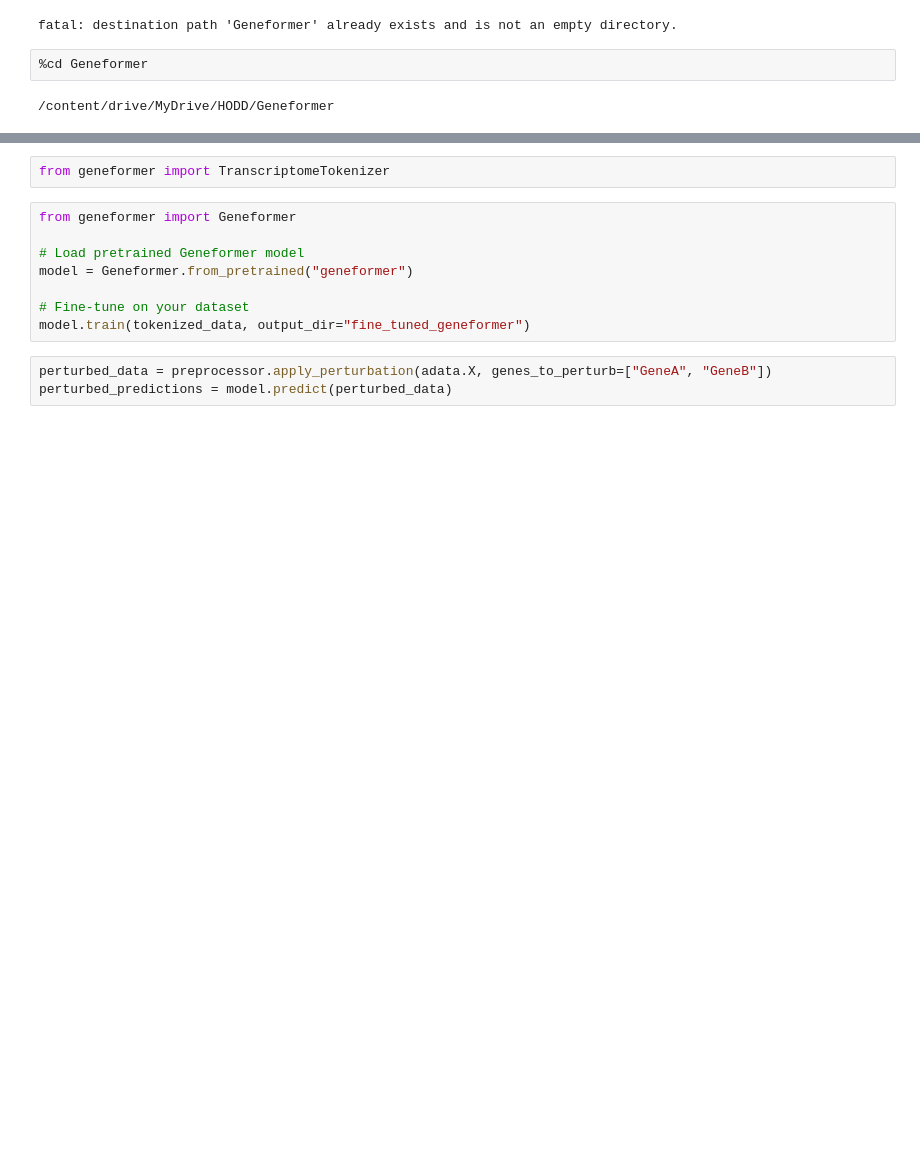
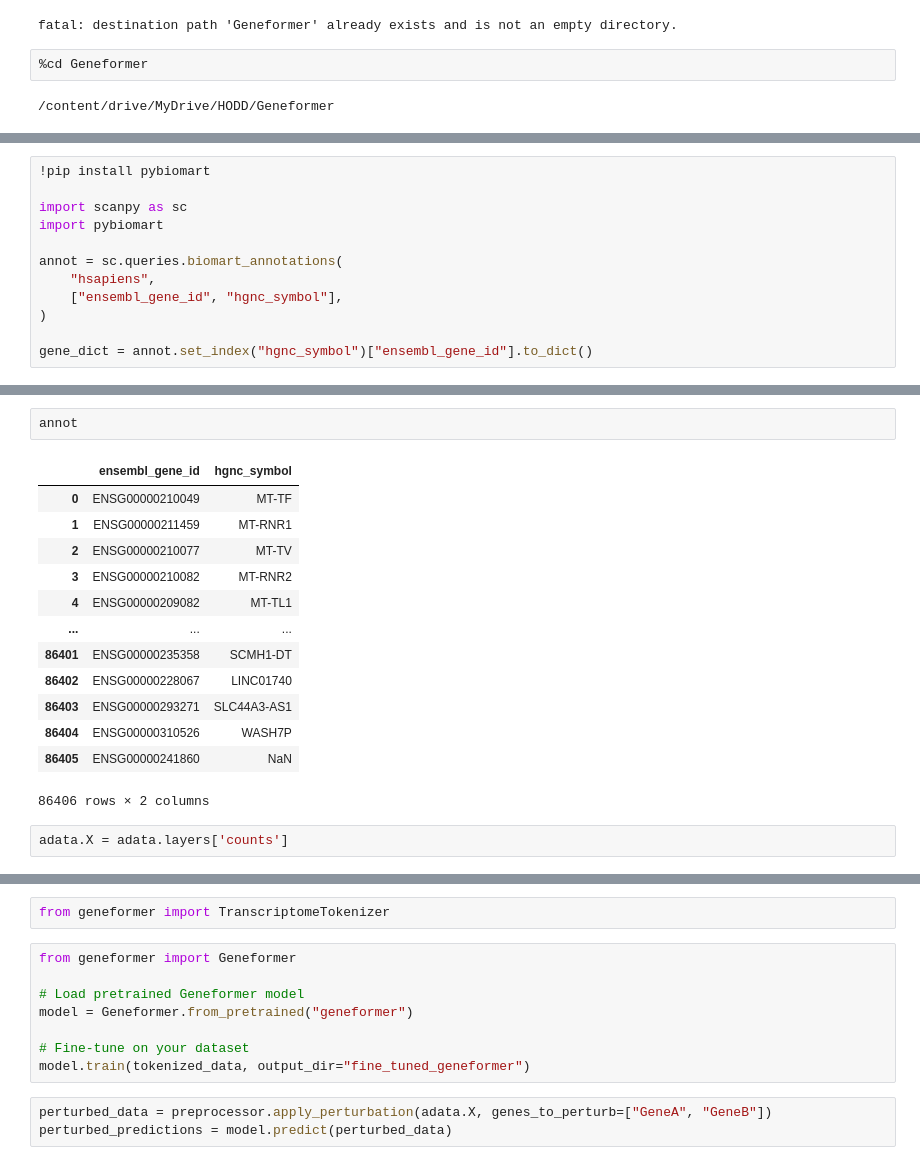
Before and after one commit to sean-otoole/HODD, a Jupyter notebook: geneformer_training_with_dop_neuron_pop.ipynb, the cells around one changed output, grey strips where cells are left out. Cells and saved outputs as stored; diff of their text form; blank space fills up the shorter version.

```diff
--- a/geneformer_training_with_dop_neuron_pop.ipynb
+++ b/geneformer_training_with_dop_neuron_pop.ipynb
@@ -68,0 +103,12 @@ TypeError: Object with dtype category cannot perform the numpy op divide
+# %%
+!pip install pybiomart
+
+import scanpy as sc
+import pybiomart
+
+annot = sc.queries.biomart_annotations(
+    "hsapiens",
+    ["ensembl_gene_id", "hgnc_symbol"],
+)
+
+gene_dict = annot.set_index("hgnc_symbol")["ensembl_gene_id"].to_dict()
@@ -68,0 +134,18 @@ TypeError: Object with dtype category cannot perform the numpy op divide
+# %%
+annot
+# %% [output]
+|  | ensembl_gene_id | hgnc_symbol |
+| 0 | ENSG00000210049 | MT-TF |
+| 1 | ENSG00000211459 | MT-RNR1 |
+| 2 | ENSG00000210077 | MT-TV |
+| 3 | ENSG00000210082 | MT-RNR2 |
+| 4 | ENSG00000209082 | MT-TL1 |
+| ... | ... | ... |
+| 86401 | ENSG00000235358 | SCMH1-DT |
+| 86402 | ENSG00000228067 | LINC01740 |
+| 86403 | ENSG00000293271 | SLC44A3-AS1 |
+| 86404 | ENSG00000310526 | WASH7P |
+| 86405 | ENSG00000241860 | NaN |
+86406 rows × 2 columns
+# %%
+adata.X = adata.layers['counts']
```
Also changed, not shown: parts of 10 cells of this notebook.
